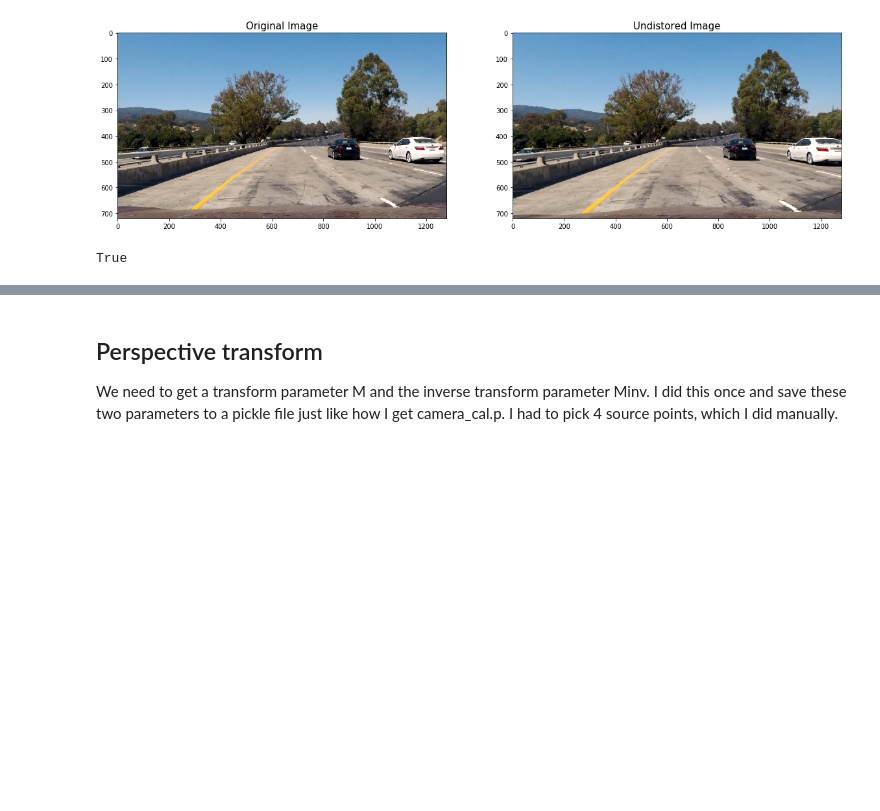
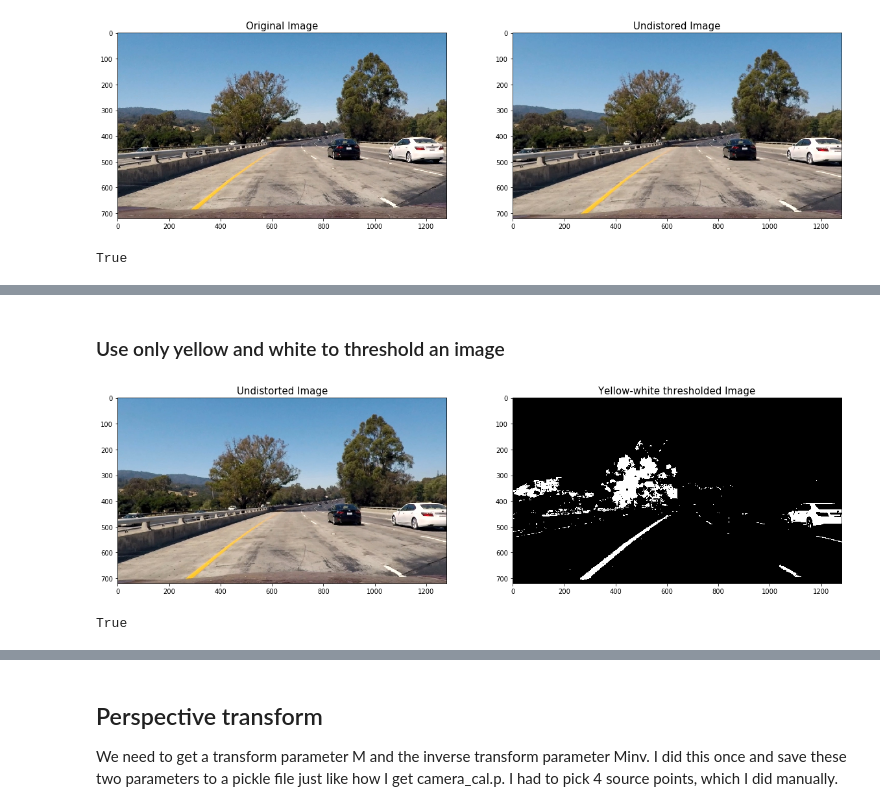
Before and after one commit to glc12125/CarND-Advanced-Lane-Lines, a Jupyter notebook: AdvancedLaneFinding.ipynb, the cells around one changed output, grey strips where cells are left out. Cells and saved outputs as stored; diff of their text form; code cells hidden in the pictures; blank space fills up the shorter version.

```diff
--- a/AdvancedLaneFinding.ipynb
+++ b/AdvancedLaneFinding.ipynb
@@ -495 +714,22 @@ cv2.imwrite(os.path.join("./output_images/test1_thresholded.jpg", ), thresholded
 True
+# %% [markdown]
+### Use only yellow and white to threshold an image
+# %%
+y_low=(15,65,0)
+y_high=(25,255,255)
+w_low=(200,200,200)
+w_high=(255,255,255)
+
+yellow_white_thresholded = yellow_white_thresh(undistorted, y_low, y_high, w_low, w_high)
+yellow_white_thresholded_visual = cv2.cvtColor(yellow_white_thresholded*255, cv2.COLOR_GRAY2RGB)
+
+f, (ax1,ax2) = plt.subplots(1,2, figsize=(20,10))
+ax1.imshow(undistorted), ax1.set_title('Undistorted Image', fontsize=15)
+ax2.imshow(yellow_white_thresholded_visual), ax2.set_title('Yellow-white thresholded Image', fontsize=15)
+plt.show()
+
+# save to output_images
+cv2.imwrite("./output_images/test1_yellow_white_thresholded.jpg", yellow_white_thresholded_visual)
+# %% [output]
+[figure, added]
+True
```
Also changed, not shown: parts of 21 cells of this notebook, 23 other files.
